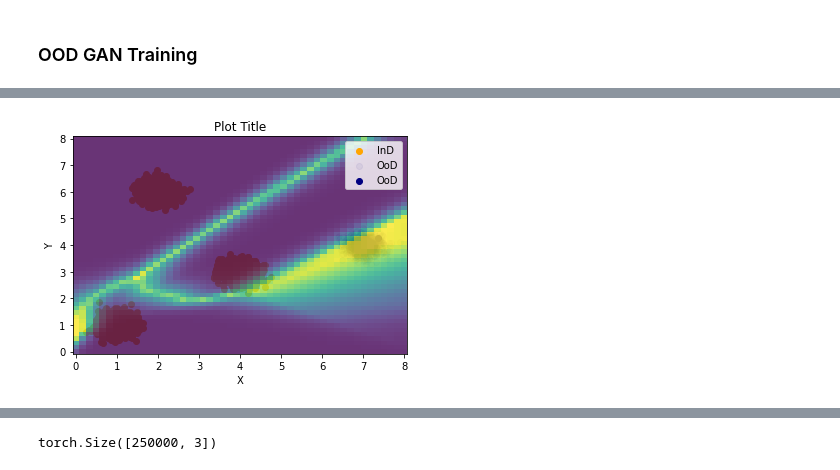
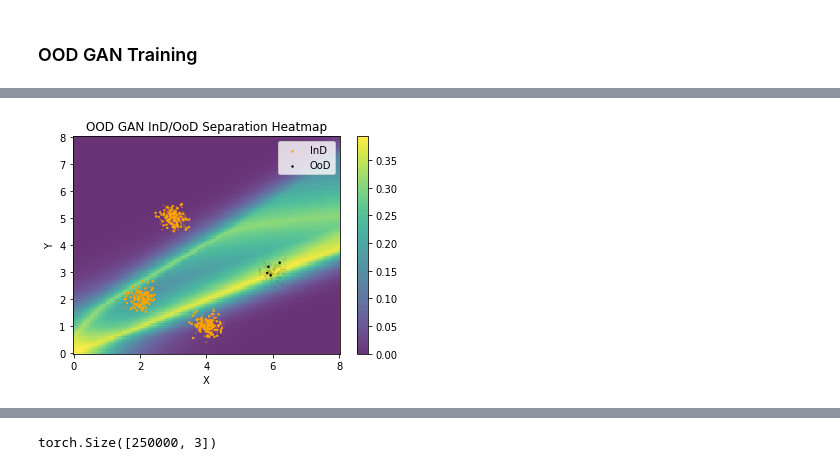
Before and after one commit to Xiaoyang-Song/Out-of-Distribution-GANs, a Jupyter notebook: Notebooks/simulation.ipynb, the cells around one changed output, grey strips where cells are left out. Saved outputs shown, nothing was run; the diff lists cells and outputs as text; code cells hidden in the pictures.

Commit message:
Update: simulation study results

```diff
--- a/Notebooks/simulation.ipynb
+++ b/Notebooks/simulation.ipynb
@@ -263,19 +263,9 @@ Step: 8    | D:  0.0956 | CE:  0.0951 | W_OoD:  0.9470 | W_z:  0.9354 | G:  0.03
 # %%
-# 4
-from wasserstein import *
-plt.scatter(IND_X[:,0], IND_X[:,1], c='orange', label ="InD", alpha=0.05)
-# plt.scatter(OOD_X[:,0], OOD_X[:,1], c='navy', label="OoD", alpha=0.05)
-plt.scatter(OOD_BATCH[:,0], OOD_BATCH[:,1], c='navy', label="OoD", alpha=0.05)
-xi = np.linspace(0, 8, 50, endpoint=True)
-yi = np.linspace(0, 8, 50, endpoint=True)
+m = 100
+xi = np.linspace(0, 8, m, endpoint=True)
+yi = np.linspace(0, 8, m, endpoint=True)
 xy_pos = np.array(list(product(xi, yi)))
 zi = torch.softmax(D_GAN(torch.tensor(xy_pos, dtype=torch.float32)), dim=-1)
 print(zi.shape)
 si = ood_wass_loss(zi)
-plt.pcolormesh(xi, yi, si.reshape((50,50)).T, shading='auto', alpha=0.8, cmap='binary')
-plt.title("Plot Title")
-plt.xlabel("X")
-plt.ylabel("Y")
-plt.legend()
-plt.show()
 # %% [output]
@@ -284,7 +273,19 @@ torch.Size([2500, 3])
-# %%
-plot_heatmap(IND_X, OOD_X, OOD_BATCH, D_GAN)
-# %% [output]
-[figure, removed]
+# %%
+from wasserstein import *
+plt.pcolormesh(xi, yi, si.reshape((m, m)).T, shading='auto', alpha=0.8)
+plt.colorbar()
+plt.scatter(IND_X[:,0], IND_X[:,1], c='orange', label ="InD", sizes=[2]*len(IND_X), alpha=1)
+plt.scatter(OOD_BATCH[:,0], OOD_BATCH[:,1], c='black', label="OoD", sizes=[2]*len(OOD_X), alpha=1)
+plt.scatter(IND_X_TEST[:,0], IND_X_TEST[:,1], c='orange', sizes=[2]*len(IND_X), alpha=0.2)
+plt.scatter(OOD_X[:,0], OOD_X[:,1], c='black', sizes=[2]*len(OOD_X), alpha=0.05)
+plt.title("OOD GAN InD/OoD Separation Heatmap")
+plt.xlabel("X")
+plt.ylabel("Y")
+plt.legend()
+plt.savefig("simulation_log/plot/oodgan_heatmap0.jpg", dpi=1000)
+plt.show()
+# %% [output]
+[figure, added]
 # %%
 seed = torch.rand((128, 1))
 gz = G_GAN(seed).detach().numpy()
```
Also changed, not shown: parts of 9 cells of this notebook, 5 other files.
